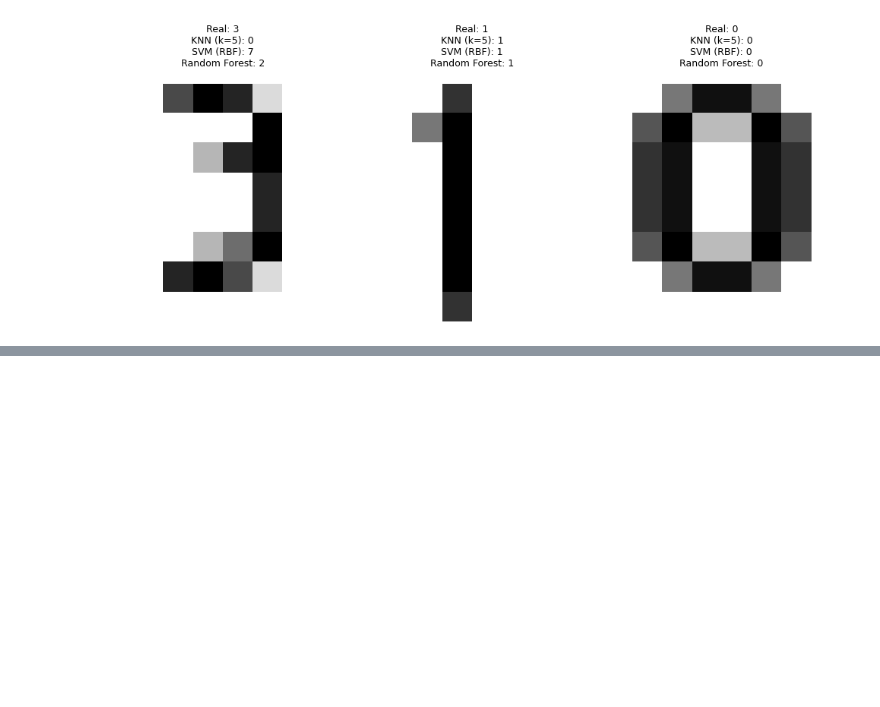
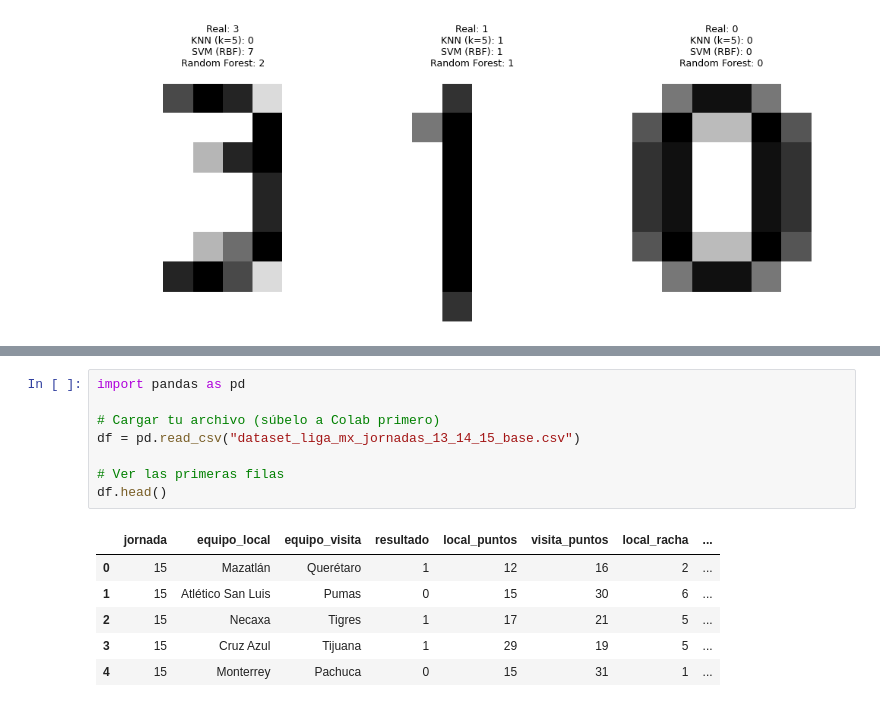
Before and after one commit to SayraIbarra/mineria, a Jupyter notebook: clase_mineria.ipynb, the cells around one changed output, grey strips where cells are left out. Saved outputs shown, nothing was run; the diff lists cells and outputs as text; blank space fills up the shorter version.

Commit message:
Se creó con Colab

```diff
--- a/clase_mineria.ipynb
+++ b/clase_mineria.ipynb
@@ -2203,0 +2229,15 @@ Resultados de Exactitud (Accuracy):
+# %%
+import pandas as pd
+
+# Cargar tu archivo (súbelo a Colab primero)
+df = pd.read_csv("dataset_liga_mx_jornadas_13_14_15_base.csv")
+
+# Ver las primeras filas
+df.head()
+# %% [output]
+|  | jornada | equipo_local | equipo_visita | resultado | local_puntos | visita_puntos | local_racha | ... |
+| 0 | 15 | Mazatlán | Querétaro | 1 | 12 | 16 | 2 | ... |
+| 1 | 15 | Atlético San Luis | Pumas | 0 | 15 | 30 | 6 | ... |
+| 2 | 15 | Necaxa | Tigres | 1 | 17 | 21 | 5 | ... |
+| 3 | 15 | Cruz Azul | Tijuana | 1 | 29 | 19 | 5 | ... |
+| 4 | 15 | Monterrey | Pachuca | 0 | 15 | 31 | 1 | ... |
```
Also changed, not shown: parts of 11 cells of this notebook.
